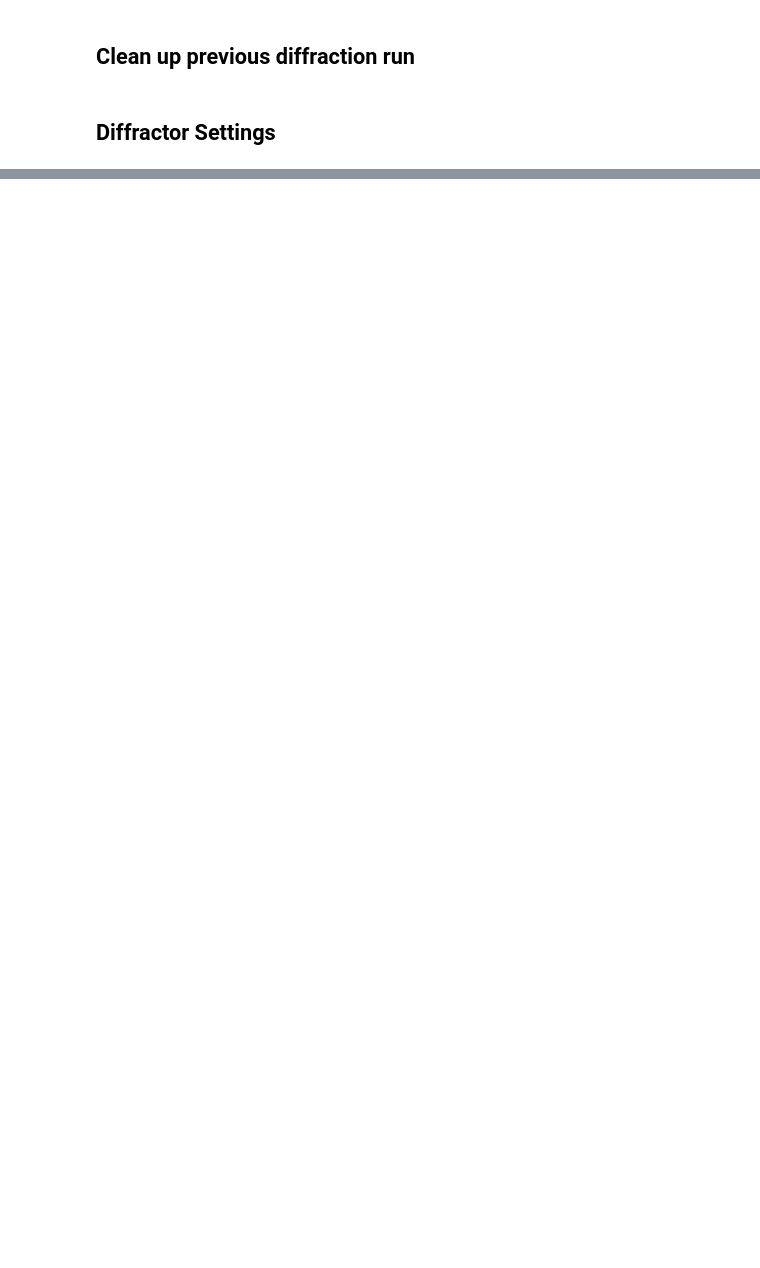
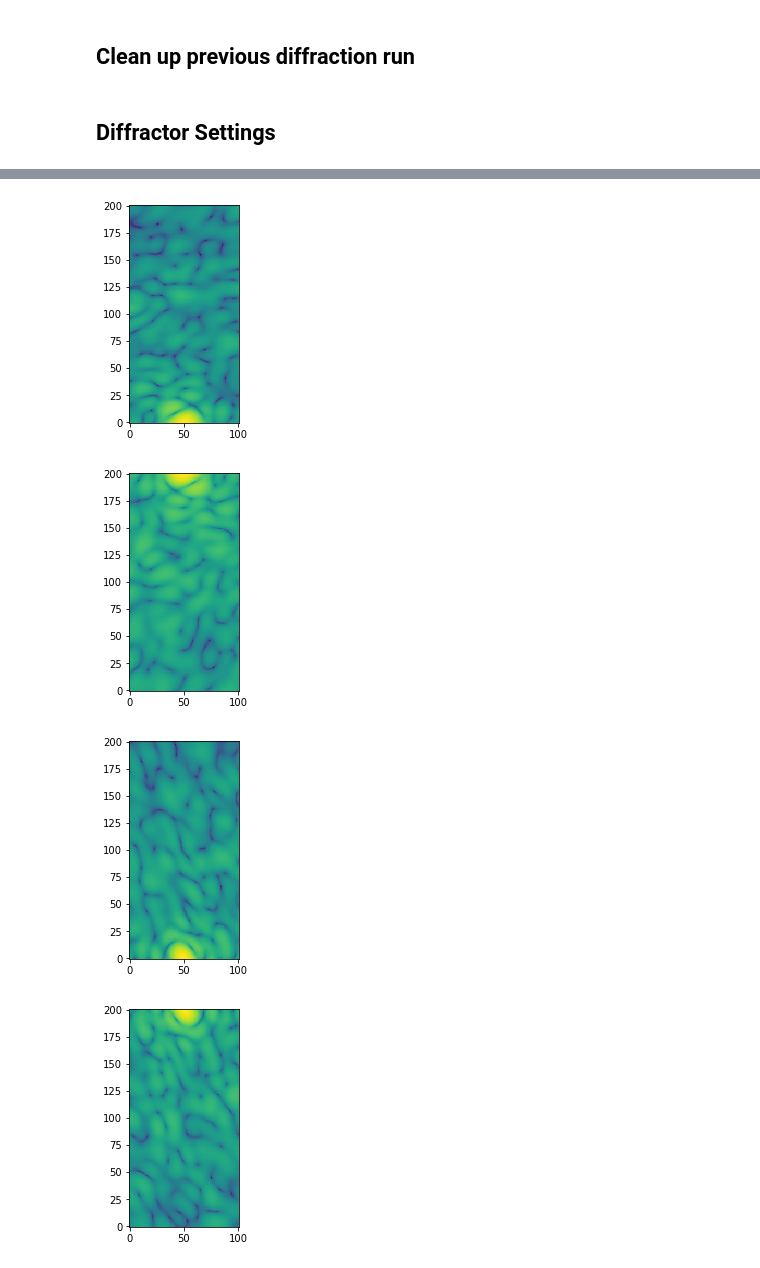
Before and after one commit to JunCEEE/crystalProject, a Jupyter notebook: src/controller/TestSimEx/SimExWithMultiplePanel_SimpleBeam.ipynb, the cells around one changed output, grey strips where cells are left out. Cells and saved outputs as stored; diff of their text form; code cells hidden in the pictures; blank space fills up the shorter version.

Commit message:
update figure

```diff
--- a/src/controller/TestSimEx/SimExWithMultiplePanel_SimpleBeam.ipynb
+++ b/src/controller/TestSimEx/SimExWithMultiplePanel_SimpleBeam.ipynb
@@ -113,10 +139,15 @@ H5Glance('diffr.h5')
 # %%
 with h5py.File('diffr.h5','r') as f:
     for i,iteration in enumerate(f['data']):
-        if i < 1:
+        if i < 2:
             diffr = f['data'][iteration]['diffr'][0]
             plt.figure()
             plt.imshow(diffr,norm=colors.LogNorm(vmin=diffr.min(), vmax=diffr.max()),origin='lower')
             diffr = f['data'][iteration]['diffr'][1]
             plt.figure()
             plt.imshow(diffr,norm=colors.LogNorm(vmin=diffr.min(), vmax=diffr.max()),origin='lower')
+# %% [output]
+[figure, added]
+[figure, added]
+[figure, added]
+[figure, added]
```
Also changed, not shown: parts of 4 cells of this notebook.
